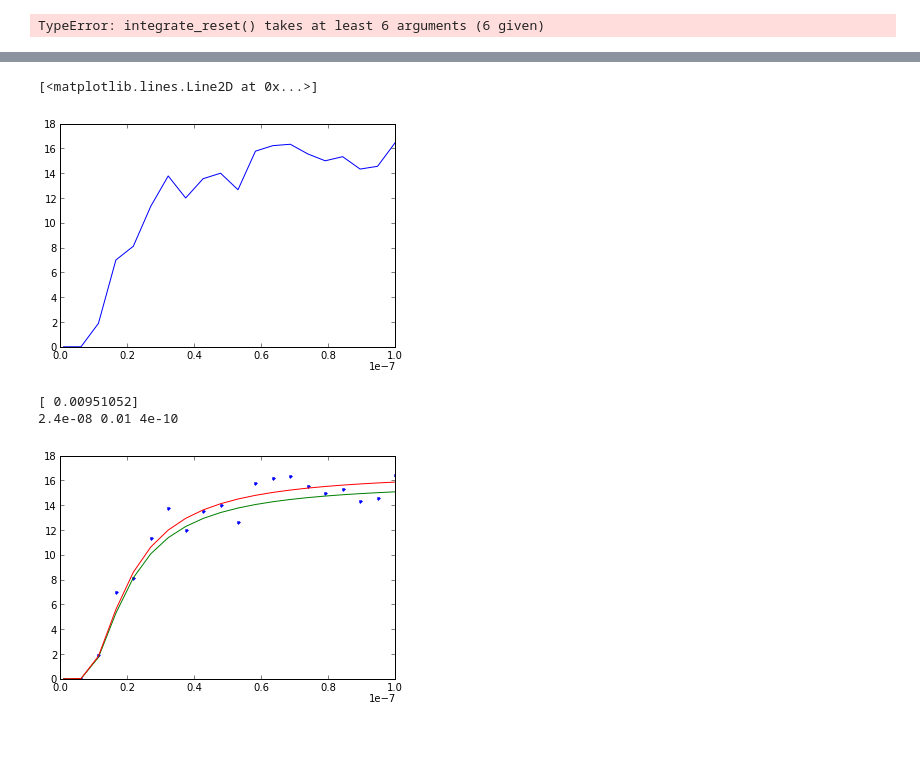
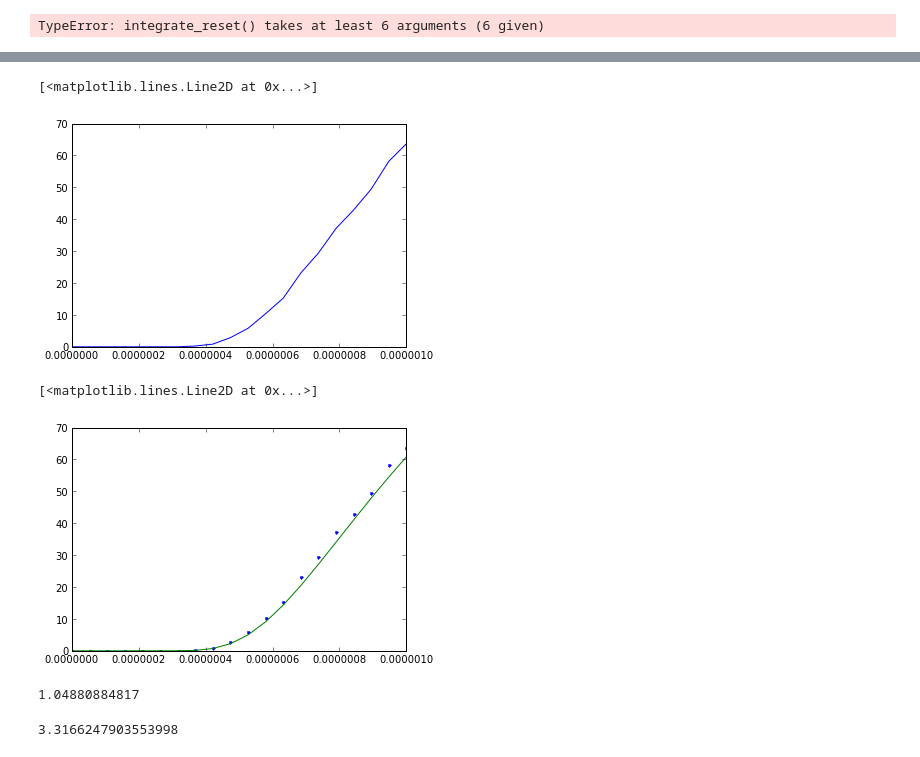
Before and after one commit to yzerlaut/transfer_functions, a Jupyter notebook: ou_with_reset.ipynb, the cells around one changed output, grey strips where cells are left out. Saved outputs shown, nothing was run; the diff lists cells and outputs as text; code cells hidden in the pictures.

```diff
--- a/ou_with_reset.ipynb
+++ b/ou_with_reset.ipynb
@@ -171,13 +171,13 @@ print len(fspikes)/tmax, np.std(fvm)/sigma_theory, np.mean(fvm)/mu_theory
 # %%
 tmax = 10.
-def fast_calc_fr(tmax, dt, mu, sigma, tau, threshold):
+def fast_calc_fr(tmax, dt, mu, sigma, tau, tau_m, threshold):
     spikes, _ = fast_integrate_reset(tmax, dt, threshold, 0, tau_m, mu, sigma, tau)
     t_trans = 1.
     spikes = np.array(spikes)
     #integrate_reset(tmax, dt, gexc, threshold, mu, store=False)
     return np.sum(spikes>t_trans)/(tmax-t_trans)
 
-param, fr = np.array([(_, fast_calc_fr(tmax, _, mu_exc, sigma_exc, Te, v_thresh))
+param, fr = np.array([(_, fast_calc_fr(tmax, _, mu_exc, sigma_exc, Te, tau_m, v_thresh))
                       for _ in np.logspace(-5, -7, 5)]).T
 
 plt.semilogx(param, fr)
@@ -195,13 +187,14 @@ print len(spikes)/tmax
 # %%
 #mu, sigma, tau, threshold, dt = 2, 6., 0.1, 3., 1.e-5
-mu, sigma, tau, threshold, dt = 2.4e-8, 1.2e-8, 0.01, 4e-10, 1.e-5
-sigmas = np.linspace(0.1e-8, 10.e-8, 20)
-param, fr = np.array([(_, fast_calc_fr(tmax, dt, mu, _, tau, threshold))
+mu, sigma, tau, tau_m, threshold, dt = 2.e-8, 1.2e-8, 0.001, 0.001, 10e-10, 1.e-4
+tmax = 50
+sigmas = np.linspace(0.1e-8, 100e-8, 20)
+param, fr = np.array([(_, fast_calc_fr(tmax, dt, mu, _, tau, tau_m, threshold))
                       for _ in sigmas]).T
 plt.plot(param, fr)
 # %% [output]
 [<matplotlib.lines.Line2D at 0x...>]
-[figure, old version]
+[figure, new version]
 # %%
 from scipy import special, integrate
 
@@ -232,10 +231,17 @@ p, err = optimize.curve_fit(func, param, fr)
 # %%
 plt.plot(param, fr, '.')
-plt.plot(param, func(param, tau))
-plt.plot(param, func(param, *p))
-print p
-print mu, tau, threshold
+
+plt.plot(param, ou_rate_markov_anal(mu, param, tau, threshold))
+#plt.plot(param, ou_rate_markov_anal2(mu, param, tau, threshold))
+#plt.plot(param, func(param, *p))
 # %% [output]
-[ 0.00951052]
-2.4e-08 0.01 4e-10
+[<matplotlib.lines.Line2D at 0x...>]
-[figure, old version]
+[figure, new version]
+# %%
+print np.sqrt((tau+tau_m)/tau_m)
+# %% [output]
+1.04880884817
+# %%
+np.sqrt(tau_m*(1./tau_m+1./tau))
+# %% [output]
+3.3166247903553998
```
Also changed, not shown: parts of 7 cells of this notebook.
